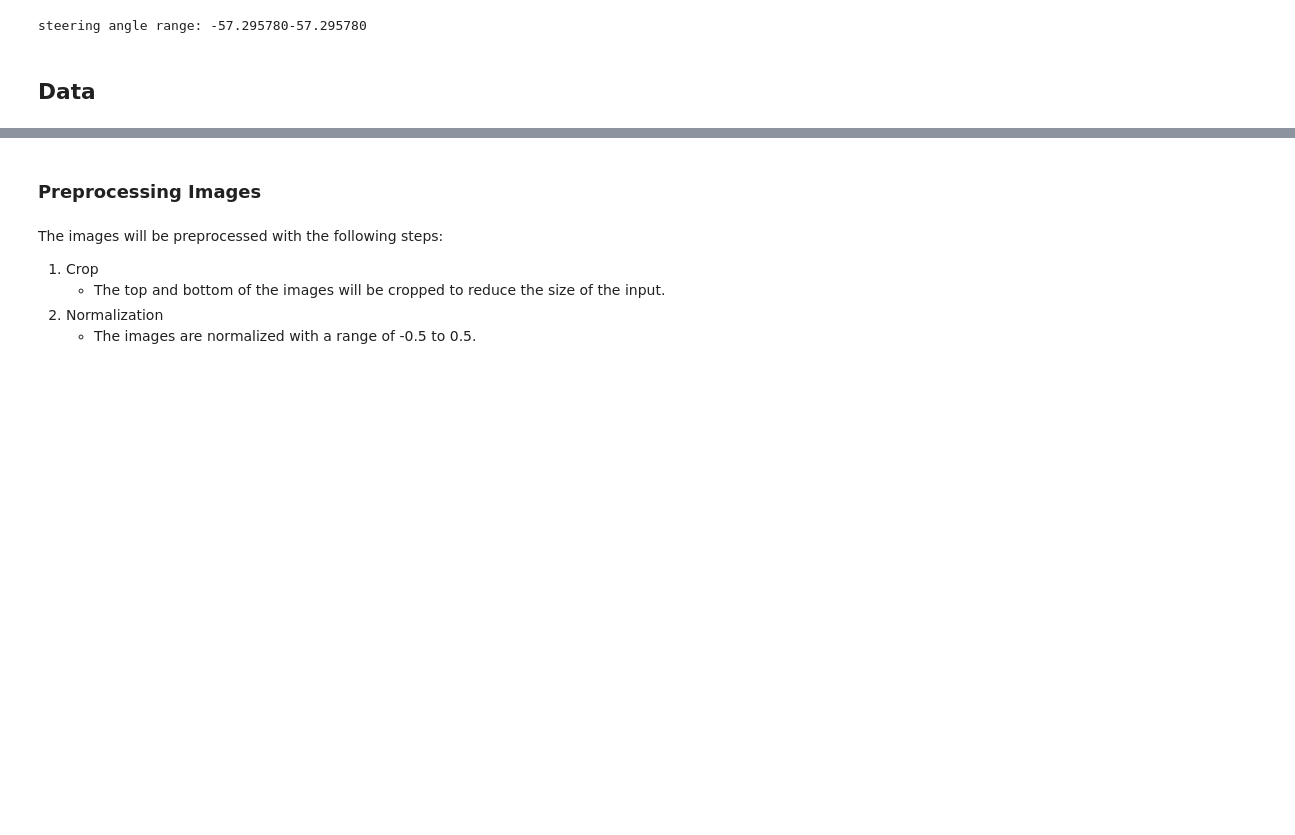
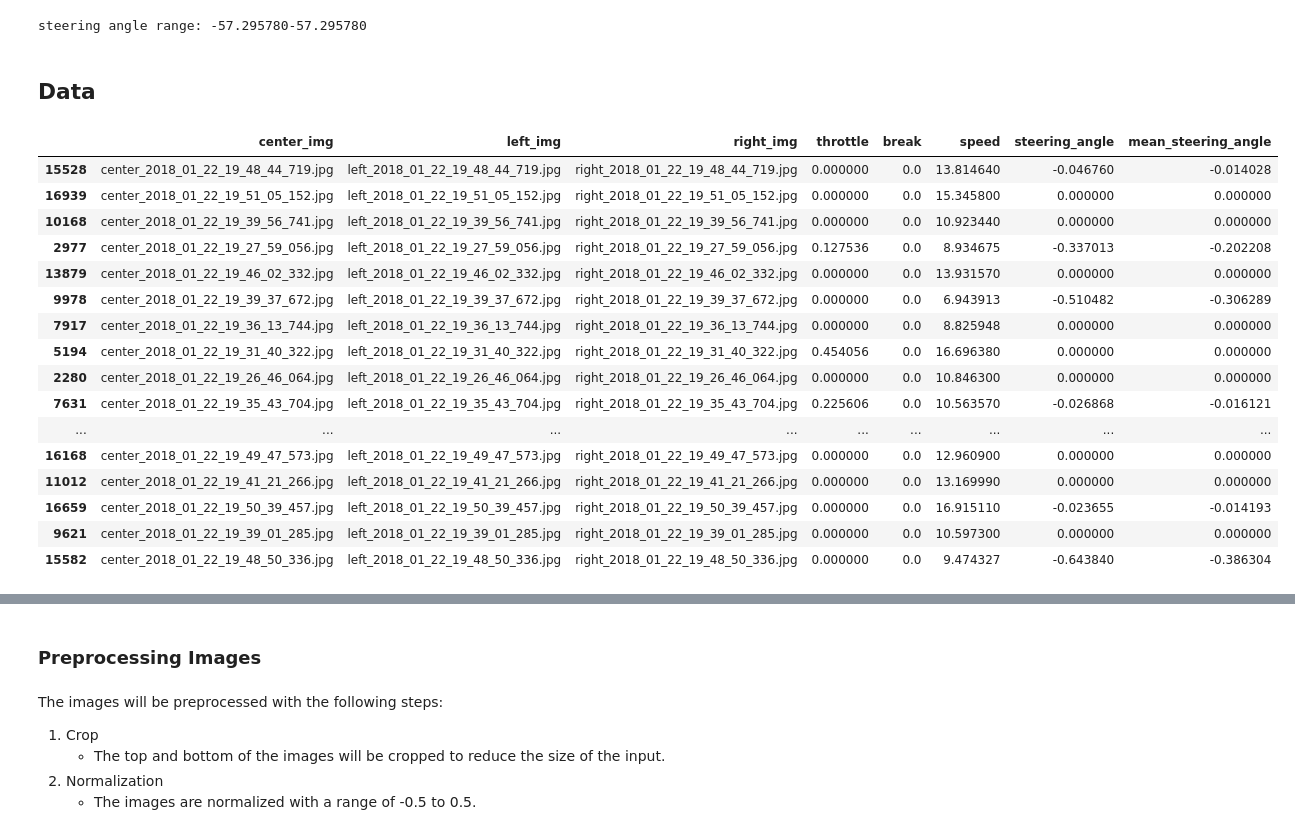
Before and after one commit to ekkus93/CarND-Behavioral-Cloning-P3, a Jupyter notebook: Behavioral_Cloning.ipynb, the cells around one changed output, grey strips where cells are left out. Cells and saved outputs as stored; diff of their text form; code cells hidden in the pictures; blank space fills up the shorter version.

```diff
--- a/Behavioral_Cloning.ipynb
+++ b/Behavioral_Cloning.ipynb
@@ -167,3 +166,24 @@ else:
     train_pd = pd.read_pickle(train_pd_file)
     val_pd = pd.read_pickle(val_pd_file)
     test_pd = pd.read_pickle(test_pd_file)
+# %%
+_train_pd = smooth_steering_angle(train_pd)
+_train_pd.iloc[:50]
+# %% [output]
+|  | center_img | left_img | right_img | throttle | break | speed | steering_angle | mean_steering_angle |
+| 15528 | center_2018_01_22_19_48_44_719.jpg | left_2018_01_22_19_48_44_719.jpg | right_2018_01_22_19_48_44_719.jpg | 0.000000 | 0.0 | 13.814640 | -0.046760 | -0.014028 |
+| 16939 | center_2018_01_22_19_51_05_152.jpg | left_2018_01_22_19_51_05_152.jpg | right_2018_01_22_19_51_05_152.jpg | 0.000000 | 0.0 | 15.345800 | 0.000000 | 0.000000 |
+| 10168 | center_2018_01_22_19_39_56_741.jpg | left_2018_01_22_19_39_56_741.jpg | right_2018_01_22_19_39_56_741.jpg | 0.000000 | 0.0 | 10.923440 | 0.000000 | 0.000000 |
+| 2977 | center_2018_01_22_19_27_59_056.jpg | left_2018_01_22_19_27_59_056.jpg | right_2018_01_22_19_27_59_056.jpg | 0.127536 | 0.0 | 8.934675 | -0.337013 | -0.202208 |
+| 13879 | center_2018_01_22_19_46_02_332.jpg | left_2018_01_22_19_46_02_332.jpg | right_2018_01_22_19_46_02_332.jpg | 0.000000 | 0.0 | 13.931570 | 0.000000 | 0.000000 |
+| 9978 | center_2018_01_22_19_39_37_672.jpg | left_2018_01_22_19_39_37_672.jpg | right_2018_01_22_19_39_37_672.jpg | 0.000000 | 0.0 | 6.943913 | -0.510482 | -0.306289 |
+| 7917 | center_2018_01_22_19_36_13_744.jpg | left_2018_01_22_19_36_13_744.jpg | right_2018_01_22_19_36_13_744.jpg | 0.000000 | 0.0 | 8.825948 | 0.000000 | 0.000000 |
+| 5194 | center_2018_01_22_19_31_40_322.jpg | left_2018_01_22_19_31_40_322.jpg | right_2018_01_22_19_31_40_322.jpg | 0.454056 | 0.0 | 16.696380 | 0.000000 | 0.000000 |
+| 2280 | center_2018_01_22_19_26_46_064.jpg | left_2018_01_22_19_26_46_064.jpg | right_2018_01_22_19_26_46_064.jpg | 0.000000 | 0.0 | 10.846300 | 0.000000 | 0.000000 |
+| 7631 | center_2018_01_22_19_35_43_704.jpg | left_2018_01_22_19_35_43_704.jpg | right_2018_01_22_19_35_43_704.jpg | 0.225606 | 0.0 | 10.563570 | -0.026868 | -0.016121 |
+| ... | ... | ... | ... | ... | ... | ... | ... | ... |
+| 16168 | center_2018_01_22_19_49_47_573.jpg | left_2018_01_22_19_49_47_573.jpg | right_2018_01_22_19_49_47_573.jpg | 0.000000 | 0.0 | 12.960900 | 0.000000 | 0.000000 |
+| 11012 | center_2018_01_22_19_41_21_266.jpg | left_2018_01_22_19_41_21_266.jpg | right_2018_01_22_19_41_21_266.jpg | 0.000000 | 0.0 | 13.169990 | 0.000000 | 0.000000 |
+| 16659 | center_2018_01_22_19_50_39_457.jpg | left_2018_01_22_19_50_39_457.jpg | right_2018_01_22_19_50_39_457.jpg | 0.000000 | 0.0 | 16.915110 | -0.023655 | -0.014193 |
+| 9621 | center_2018_01_22_19_39_01_285.jpg | left_2018_01_22_19_39_01_285.jpg | right_2018_01_22_19_39_01_285.jpg | 0.000000 | 0.0 | 10.597300 | 0.000000 | 0.000000 |
+| 15582 | center_2018_01_22_19_48_50_336.jpg | left_2018_01_22_19_48_50_336.jpg | right_2018_01_22_19_48_50_336.jpg | 0.000000 | 0.0 | 9.474327 | -0.643840 | -0.386304 |
```
Also changed, not shown: parts of 4 cells of this notebook, 5 other files.
